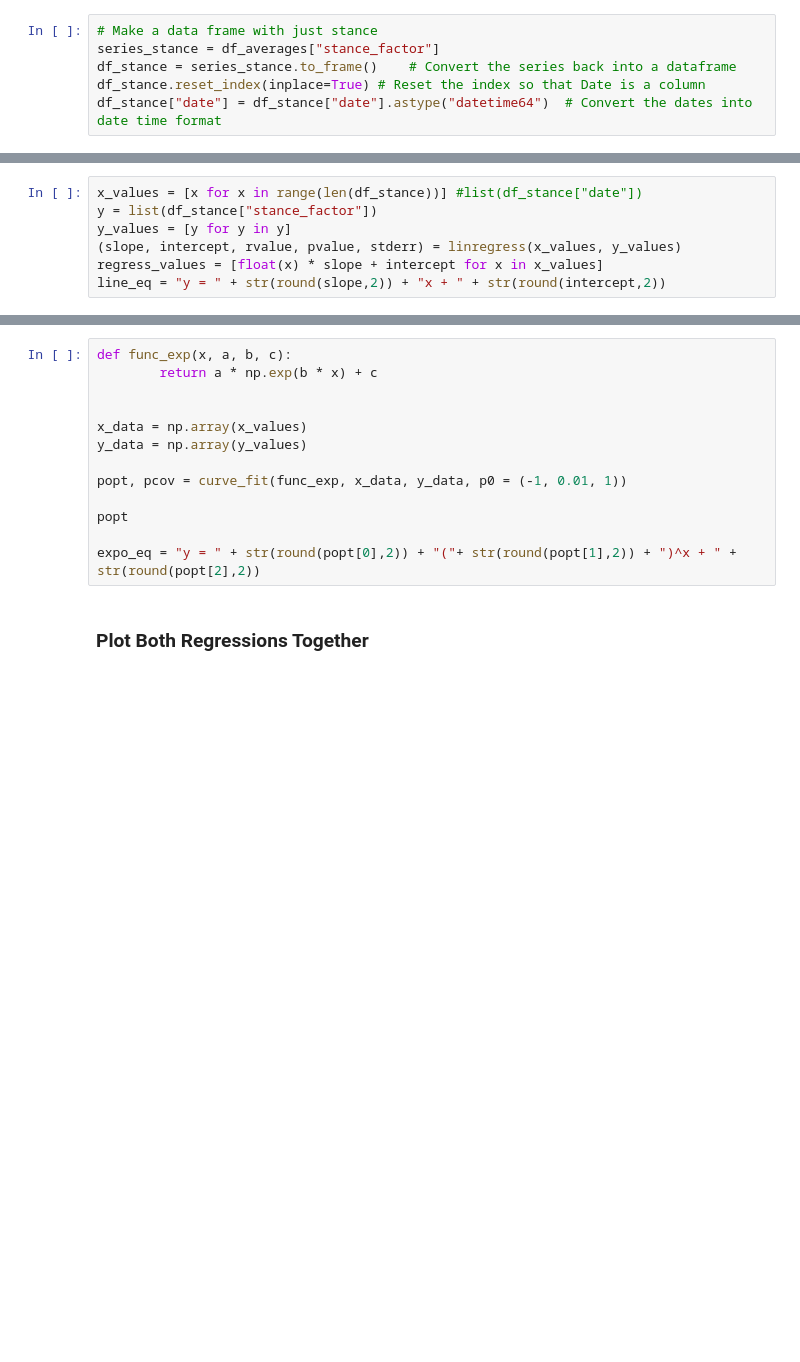
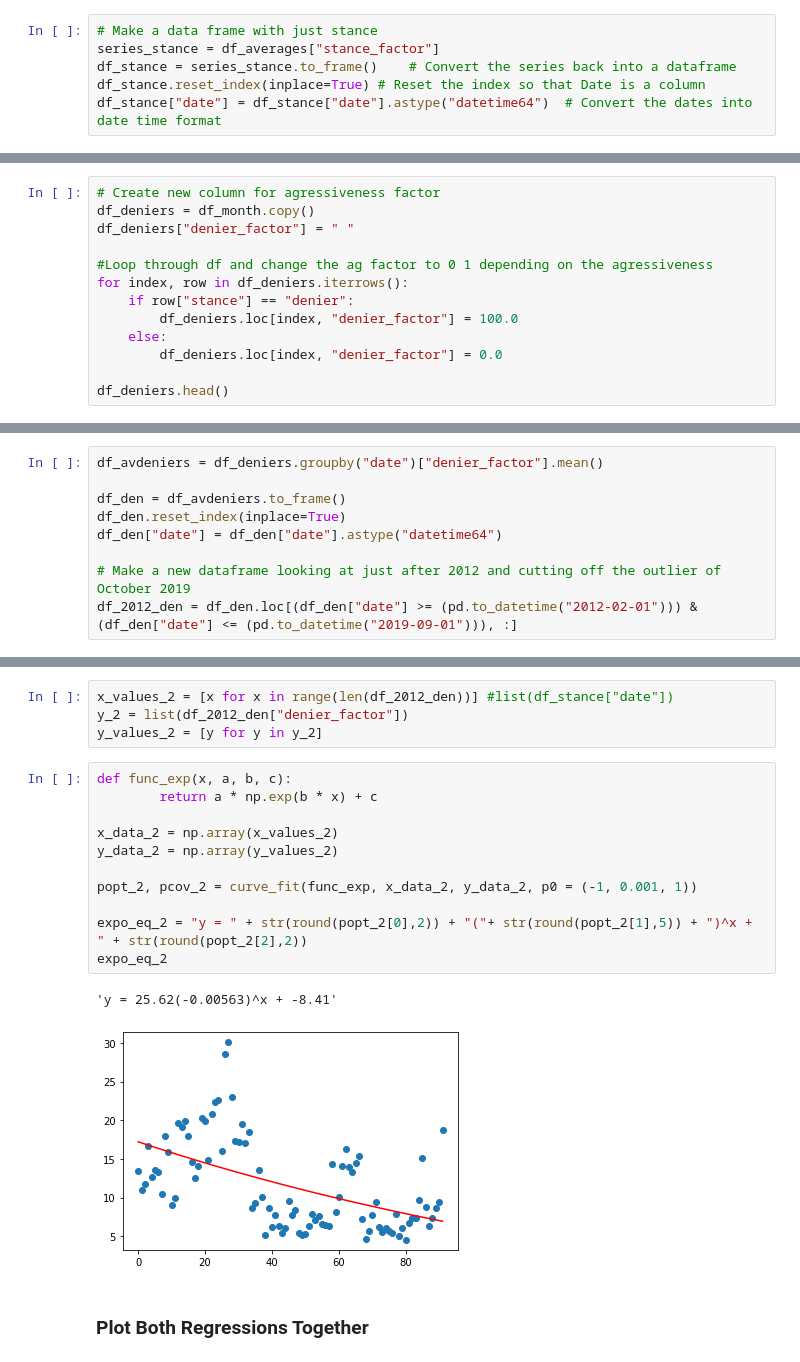
Before and after one commit to andcetera/Twitter-climate-change-sentiment, a Jupyter notebook: Question1_Trends_NA.ipynb, the cells around one changed output, grey strips where cells are left out. Cells and saved outputs as stored; diff of their text form; blank space fills up the shorter version.

```diff
--- a/Question1_Trends_NA.ipynb
+++ b/Question1_Trends_NA.ipynb
@@ -159,7 +181,0 @@ df_stance["date"] = df_stance["date"].astype("datetime64")  # Convert the dates
-# %%
-x_values = [x for x in range(len(df_stance))] #list(df_stance["date"])
-y = list(df_stance["stance_factor"])
-y_values = [y for y in y]
-(slope, intercept, rvalue, pvalue, stderr) = linregress(x_values, y_values)
-regress_values = [float(x) * slope + intercept for x in x_values]
-line_eq = "y = " + str(round(slope,2)) + "x + " + str(round(intercept,2))
@@ -167,0 +182,13 @@ line_eq = "y = " + str(round(slope,2)) + "x + " + str(round(intercept,2))
+# %%
+# Create new column for agressiveness factor
+df_deniers = df_month.copy()
+df_deniers["denier_factor"] = " "
+
+#Loop through df and change the ag factor to 0 1 depending on the agressiveness
+for index, row in df_deniers.iterrows():
+    if row["stance"] == "denier":
+        df_deniers.loc[index, "denier_factor"] = 100.0
+    else:
+        df_deniers.loc[index, "denier_factor"] = 0.0
+
+df_deniers.head()
@@ -167,0 +202,9 @@ line_eq = "y = " + str(round(slope,2)) + "x + " + str(round(intercept,2))
+# %%
+df_avdeniers = df_deniers.groupby("date")["denier_factor"].mean()
+
+df_den = df_avdeniers.to_frame()
+df_den.reset_index(inplace=True)
+df_den["date"] = df_den["date"].astype("datetime64")
+
+# Make a new dataframe looking at just after 2012 and cutting off the outlier of October 2019
+df_2012_den = df_den.loc[(df_den["date"] >= (pd.to_datetime("2012-02-01"))) & (df_den["date"] <= (pd.to_datetime("2019-09-01"))), :]
@@ -168,16 +225,21 @@ line_eq = "y = " + str(round(slope,2)) + "x + " + str(round(intercept,2))
+# %%
+x_values_2 = [x for x in range(len(df_2012_den))] #list(df_stance["date"])
+y_2 = list(df_2012_den["denier_factor"])
+y_values_2 = [y for y in y_2]
 # %%
 def func_exp(x, a, b, c):
         return a * np.exp(b * x) + c
 
+x_data_2 = np.array(x_values_2)
+y_data_2 = np.array(y_values_2)
 
-x_data = np.array(x_values)
-y_data = np.array(y_values)
+popt_2, pcov_2 = curve_fit(func_exp, x_data_2, y_data_2, p0 = (-1, 0.001, 1))
 
-popt, pcov = curve_fit(func_exp, x_data, y_data, p0 = (-1, 0.01, 1))
-
-popt
-
-expo_eq = "y = " + str(round(popt[0],2)) + "("+ str(round(popt[1],2)) + ")^x + " + str(round(popt[2],2))
+expo_eq_2 = "y = " + str(round(popt_2[0],2)) + "("+ str(round(popt_2[1],5)) + ")^x + " + str(round(popt_2[2],2))
+expo_eq_2
+# %% [output]
+'y = 25.62(-0.00563)^x + -8.41'
+[figure, added]
 # %% [markdown]
 ### Plot Both Regressions Together
 # %%
```
Also changed, not shown: parts of 11 cells of this notebook, 2 other files.
